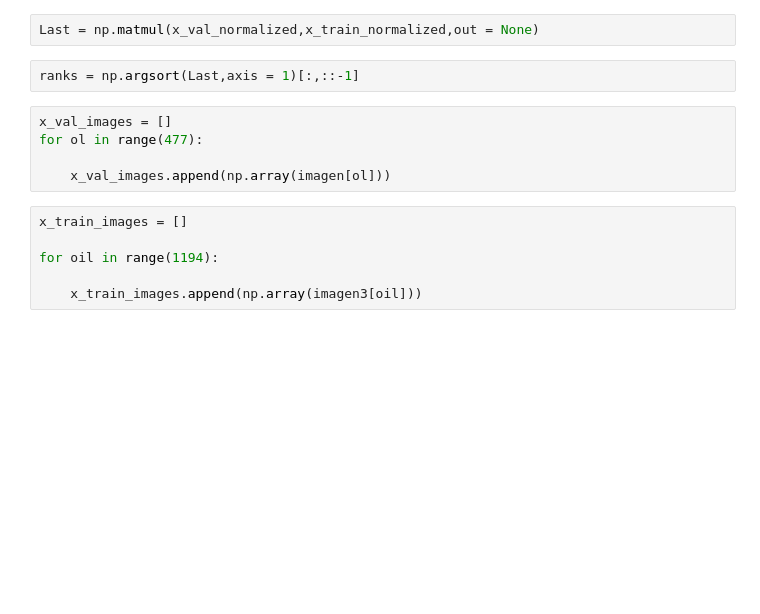
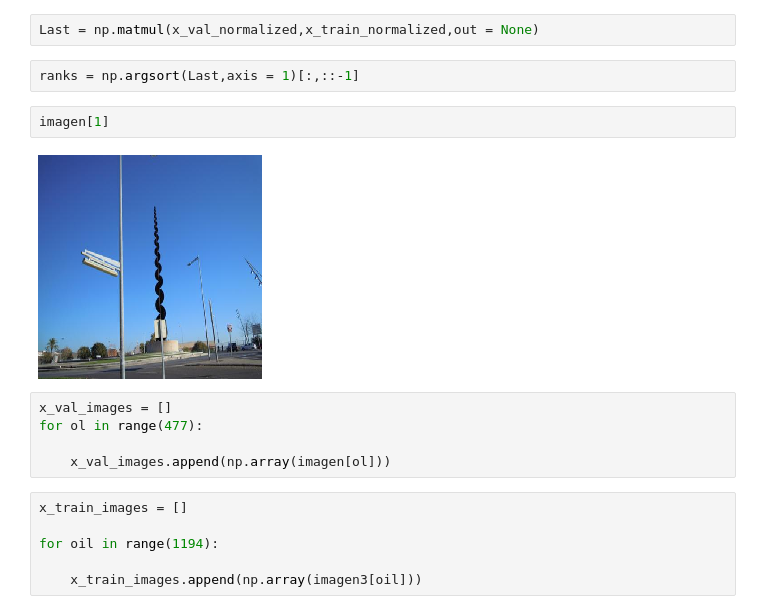
Before and after one commit to gdsa-upc/2018-Equip5, a Jupyter notebook: cerca_pickle_1.ipynb, the cells around one changed output. Drawn from its saved outputs; the diff is of its cells as text; blank space fills up the shorter version.

```diff
--- a/cerca_pickle_1.ipynb
+++ b/cerca_pickle_1.ipynb
@@ -43,6 +151,10 @@ x_train_normalized= x_train_normalized.transpose()
 Last = np.matmul(x_val_normalized,x_train_normalized,out = None)
 # %%
 ranks = np.argsort(Last,axis = 1)[:,::-1]
+# %%
+imagen[1]
+# %% [output]
+[figure, added]
 # %%
 x_val_images = []
 for ol in range(477):
```
Also changed, not shown: parts of 46 cells of this notebook, 2 other files.
